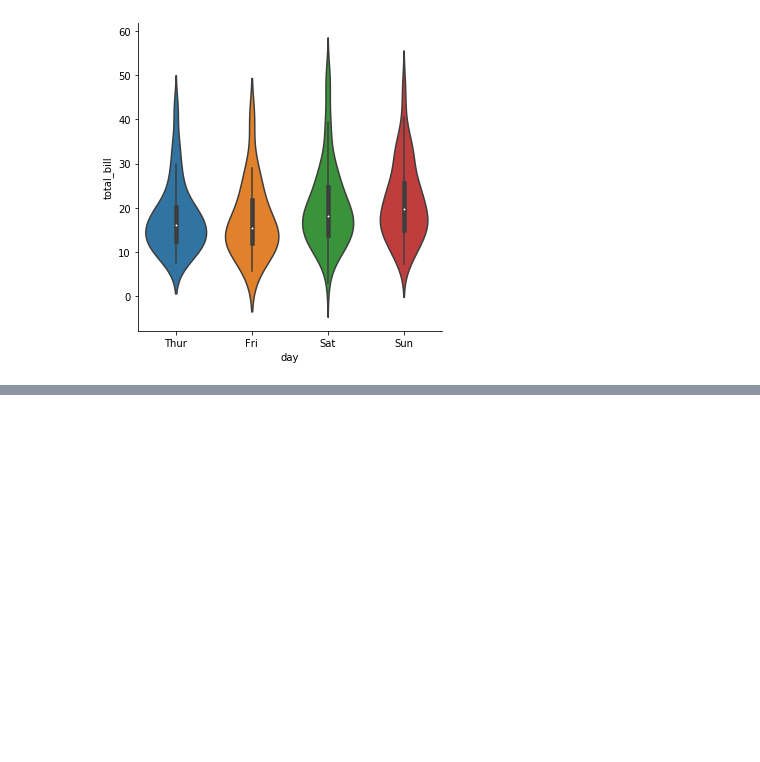
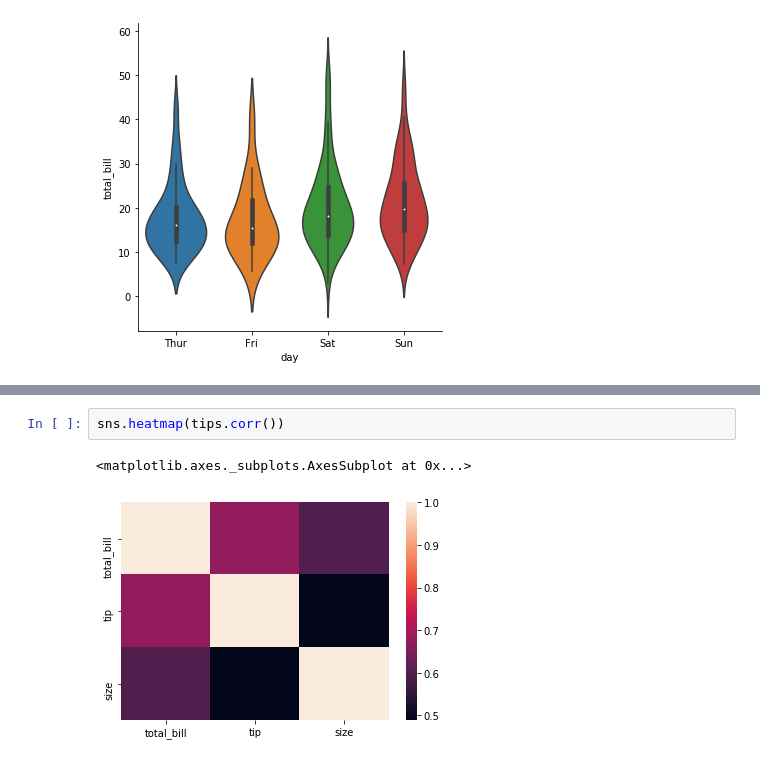
Before and after one commit to sigitp-git/miscell-pydsml, a Jupyter notebook: Seaborn/Seaborn-basics.ipynb, the cells around one changed output, grey strips where cells are left out. Drawn from its saved outputs; the diff is of its cells as text; blank space fills up the shorter version.

Commit message:
seaborn matrix plot

```diff
--- a/Seaborn/Seaborn-basics.ipynb
+++ b/Seaborn/Seaborn-basics.ipynb
@@ -304,0 +350,5 @@ sns.catplot(x='day', y='total_bill',data=tips, kind='violin')
+# %%
+sns.heatmap(tips.corr())
+# %% [output]
+<matplotlib.axes._subplots.AxesSubplot at 0x...>
+[figure, added]
```
Also changed, not shown: parts of 20 cells of this notebook.
